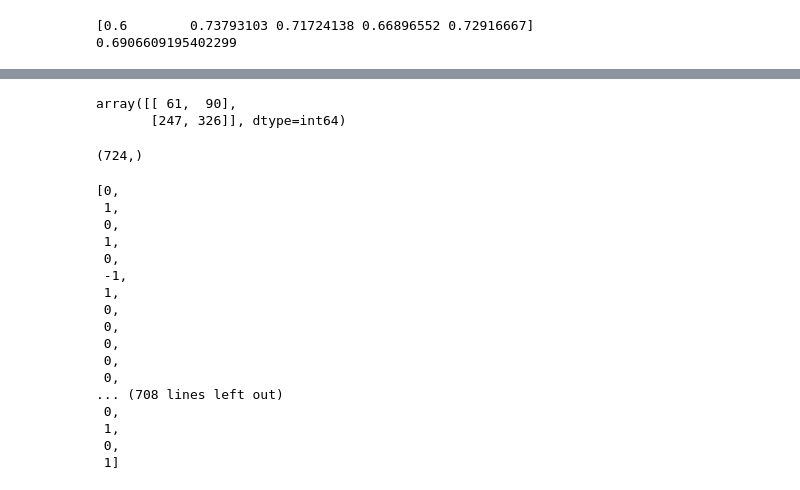
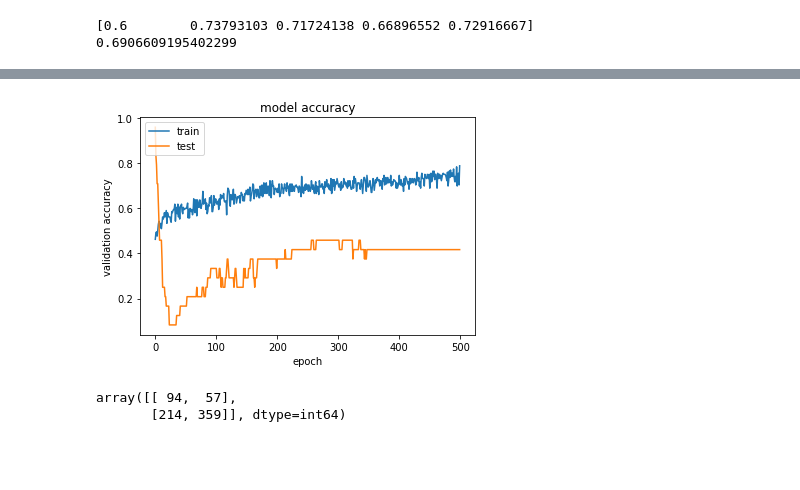
Before and after one commit to Monikowski/grenadeClassifier, a Jupyter notebook: Grenade Data Analysis.ipynb, the cells around one changed output, grey strips where cells are left out. Cells and saved outputs as stored; diff of their text form; code cells hidden in the pictures; blank space fills up the shorter version.

Commit message:
added new notebook (for the ML model with coords), saved the best model to file

```diff
--- a/Grenade Data Analysis.ipynb
+++ b/Grenade Data Analysis.ipynb
@@ -613,7 +612,28 @@ def create_baseline():
 	return model
 # %%
-estimator = KerasClassifier(build_fn=create_baseline, epochs=20, batch_size=5, verbose=0)
-kfold = StratifiedKFold(n_splits=10, shuffle=True)
-results = cross_val_score(estimator, X_scaled, Y, cv=kfold)
-print("Baseline: %.2f%% (%.2f%%)" % (results.mean()*100, results.std()*100))
+from keras.callbacks import EarlyStopping
+early_stopping_monitor = EarlyStopping(
+    monitor='val_loss',
+    min_delta=0,
+    patience=999,
+    verbose=0,
+    mode='auto',
+    baseline=None,
+    restore_best_weights=True
+)
+
+X_and_Y = X_scaled.join(Y)
+X_a_Y_t = X_and_Y.loc[X_and_Y["LABEL"] == 1].sample(frac=0.2)
+Y_t = X_a_Y_t["LABEL"]
+X_t = X_a_Y_t.drop("LABEL", axis=1)
+
+X_a_Y_f = X_and_Y.loc[X_and_Y["LABEL"] == 0].sample(frac=0.8)
+Y_f = X_a_Y_f["LABEL"]
+X_f = X_a_Y_f.drop("LABEL", axis=1)
+
+X_even = X_t.append(X_f)
+Y_even = Y_t.append(Y_f)
+
+estimator = KerasClassifier(build_fn=create_baseline, epochs=500, batch_size=32, verbose=0)
+history = estimator.fit(X_even, Y_even, verbose=2, validation_split = 0.1, callbacks=[early_stopping_monitor])
 # %% [output]
@@ -674,31 +657,10 @@ flat_list
-# %%
-from sklearn.metrics import confusion_matrix
-Y.tolist()
-confusion_matrix(Y.tolist(), flat_list)
-# %% [output]
-array([[ 61,  90],
-       [247, 326]], dtype=int64)
-# %%
-Y.shape
-# %% [output]
-(724,)
-# %%
-flat_list
-# %% [output]
-[0,
- 1,
- 0,
- 1,
- 0,
- -1,
- 1,
- 0,
- 0,
- 0,
- 0,
- 0,
-... (708 lines left out)
- 0,
- 1,
- 0,
- 1]
+# %%
+plt.plot(history.history['accuracy'])
+plt.plot(history.history['val_accuracy'])
+plt.title('model accuracy')
+plt.ylabel('validation accuracy')
+plt.xlabel('epoch')
+plt.legend(['train', 'test'], loc='upper left')
+plt.show()
+# %% [output]
+[figure, added]
@@ -704,0 +669,6 @@ flat_list
+# %%
+from sklearn.metrics import confusion_matrix
+confusion_matrix(Y, preds)
+# %% [output]
+array([[ 94,  57],
+       [214, 359]], dtype=int64)
```
Also changed, not shown: parts of 9 cells of this notebook, 3 other files.
